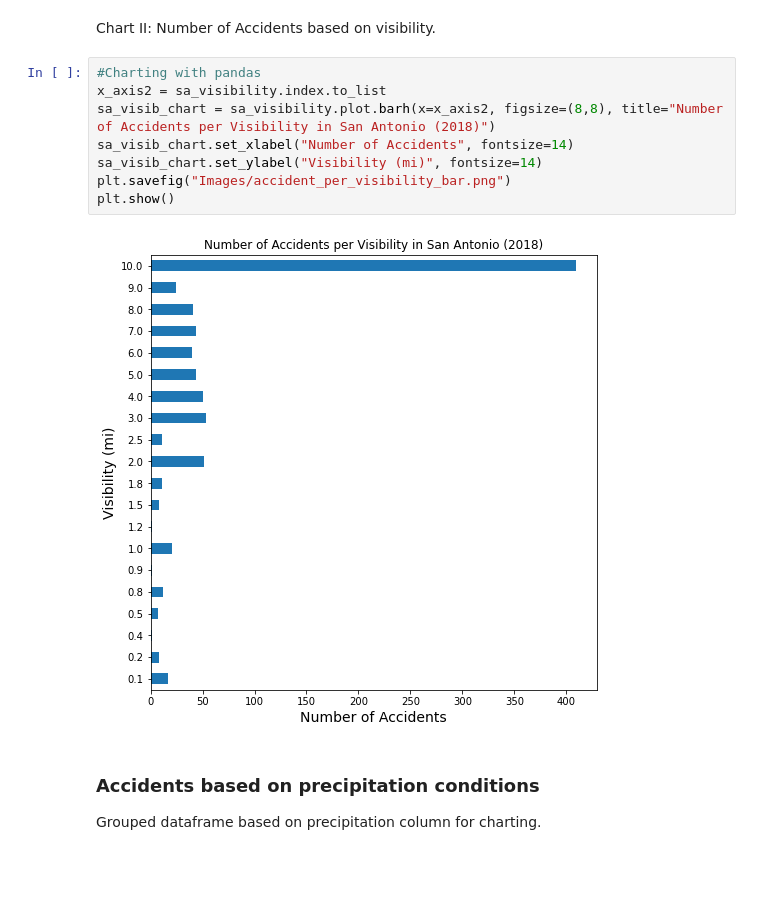
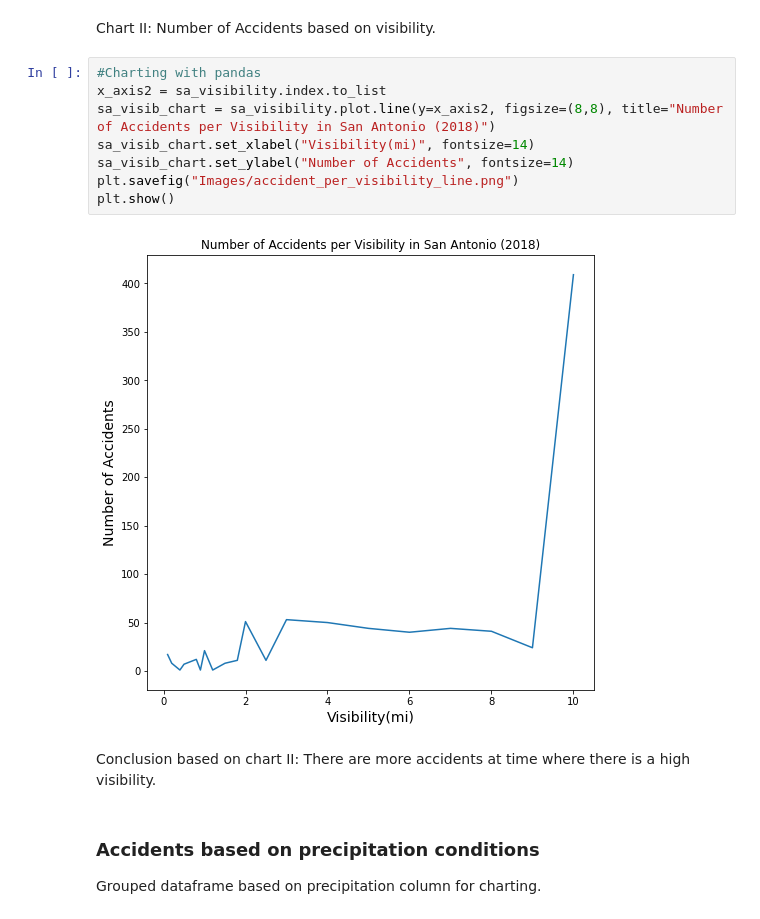
Before and after one commit to Corters22/Traffic_Data_in_San_Antonio, a Jupyter notebook: Question_2/SA_weather_conditions.ipynb, the cells around one changed output. Cells and saved outputs as stored; diff of their text form; blank space fills up the shorter version.

```diff
--- a/Question_2/SA_weather_conditions.ipynb
+++ b/Question_2/SA_weather_conditions.ipynb
@@ -108,13 +91,15 @@ Chart II: Number of Accidents based on visibility.
 # %%
 #Charting with pandas
 x_axis2 = sa_visibility.index.to_list
-sa_visib_chart = sa_visibility.plot.barh(x=x_axis2, figsize=(8,8), title="Number of Accidents per Visibility in San Antonio (2018)")
-sa_visib_chart.set_xlabel("Number of Accidents", fontsize=14)
-sa_visib_chart.set_ylabel("Visibility (mi)", fontsize=14)
-plt.savefig("Images/accident_per_visibility_bar.png")
+sa_visib_chart = sa_visibility.plot.line(y=x_axis2, figsize=(8,8), title="Number of Accidents per Visibility in San Antonio (2018)")
+sa_visib_chart.set_xlabel("Visibility(mi)", fontsize=14)
+sa_visib_chart.set_ylabel("Number of Accidents", fontsize=14)
+plt.savefig("Images/accident_per_visibility_line.png")
 plt.show()
 # %% [output]
-[figure, old version]
+[figure, new version]
+# %% [markdown]
+Conclusion based on chart II: There are more accidents at time where there is a high visibility.
 # %% [markdown]
 ### Accidents based on precipitation conditions
 
```
Also changed, not shown: parts of 33 cells of this notebook, 5 other files.
